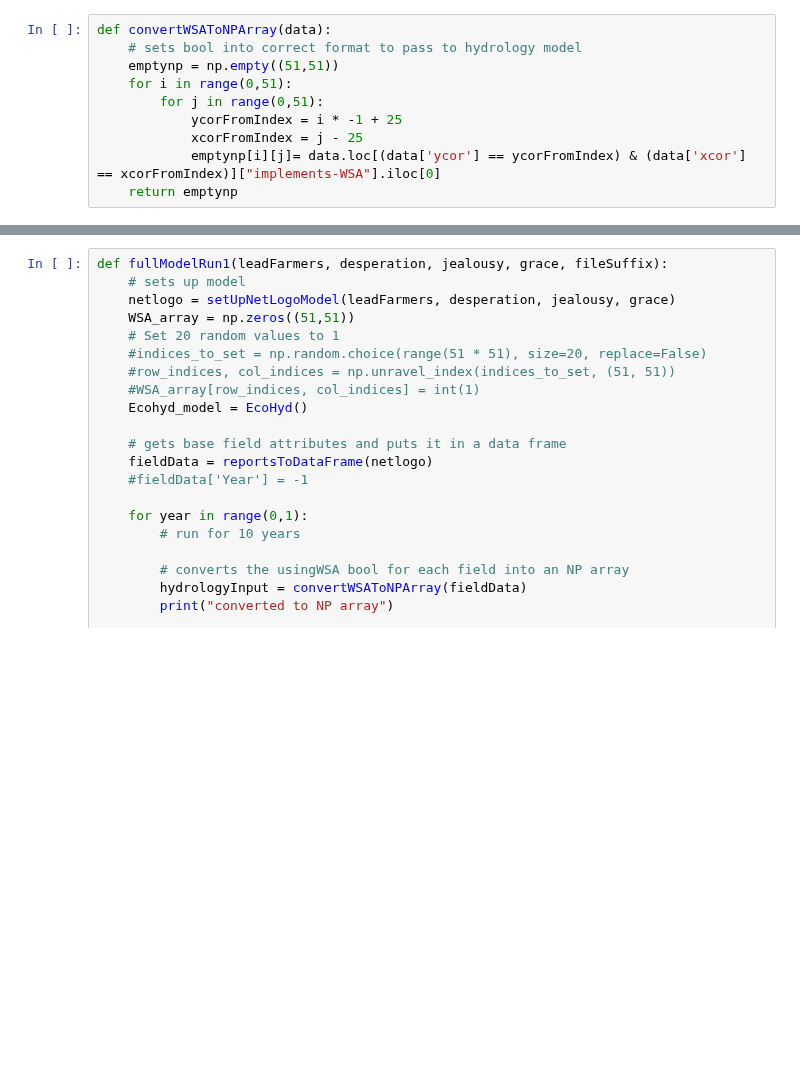
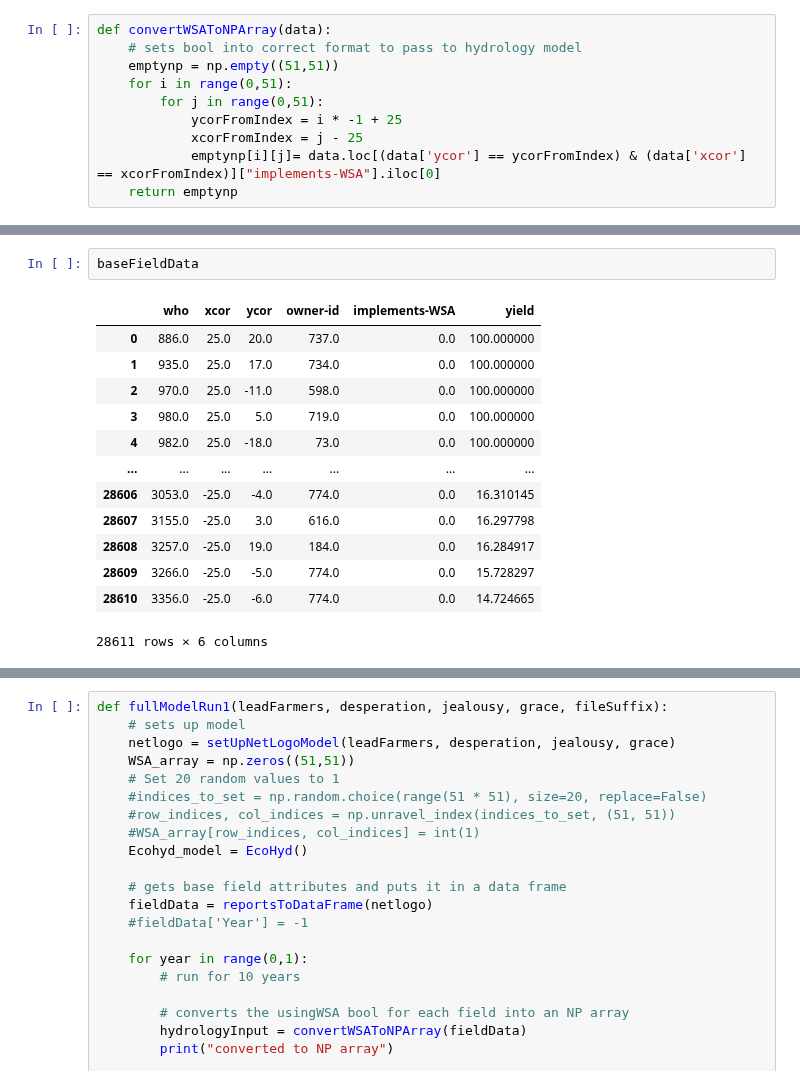
Before and after one commit to WylieMabel/TreesAndThat, a Jupyter notebook: LandLab_experiments/netlogoDriver.ipynb, the cells around one changed output, grey strips where cells are left out. Saved outputs shown, nothing was run; the diff lists cells and outputs as text; blank space fills up the shorter version.

```diff
--- a/LandLab_experiments/netlogoDriver.ipynb
+++ b/LandLab_experiments/netlogoDriver.ipynb
@@ -140,0 +183,16 @@ TypeError: fullModelRun() missing 3 required positional arguments: 'input_csv_pa
+# %%
+baseFieldData
+# %% [output]
+|  | who | xcor | ycor | owner-id | implements-WSA | yield |
+| 0 | 886.0 | 25.0 | 20.0 | 737.0 | 0.0 | 100.000000 |
+| 1 | 935.0 | 25.0 | 17.0 | 734.0 | 0.0 | 100.000000 |
+| 2 | 970.0 | 25.0 | -11.0 | 598.0 | 0.0 | 100.000000 |
+| 3 | 980.0 | 25.0 | 5.0 | 719.0 | 0.0 | 100.000000 |
+| 4 | 982.0 | 25.0 | -18.0 | 73.0 | 0.0 | 100.000000 |
+| ... | ... | ... | ... | ... | ... | ... |
+| 28606 | 3053.0 | -25.0 | -4.0 | 774.0 | 0.0 | 16.310145 |
+| 28607 | 3155.0 | -25.0 | 3.0 | 616.0 | 0.0 | 16.297798 |
+| 28608 | 3257.0 | -25.0 | 19.0 | 184.0 | 0.0 | 16.284917 |
+| 28609 | 3266.0 | -25.0 | -5.0 | 774.0 | 0.0 | 15.728297 |
+| 28610 | 3356.0 | -25.0 | -6.0 | 774.0 | 0.0 | 14.724665 |
+28611 rows × 6 columns
```
Also changed, not shown: parts of 6 cells of this notebook, 2 other files.
